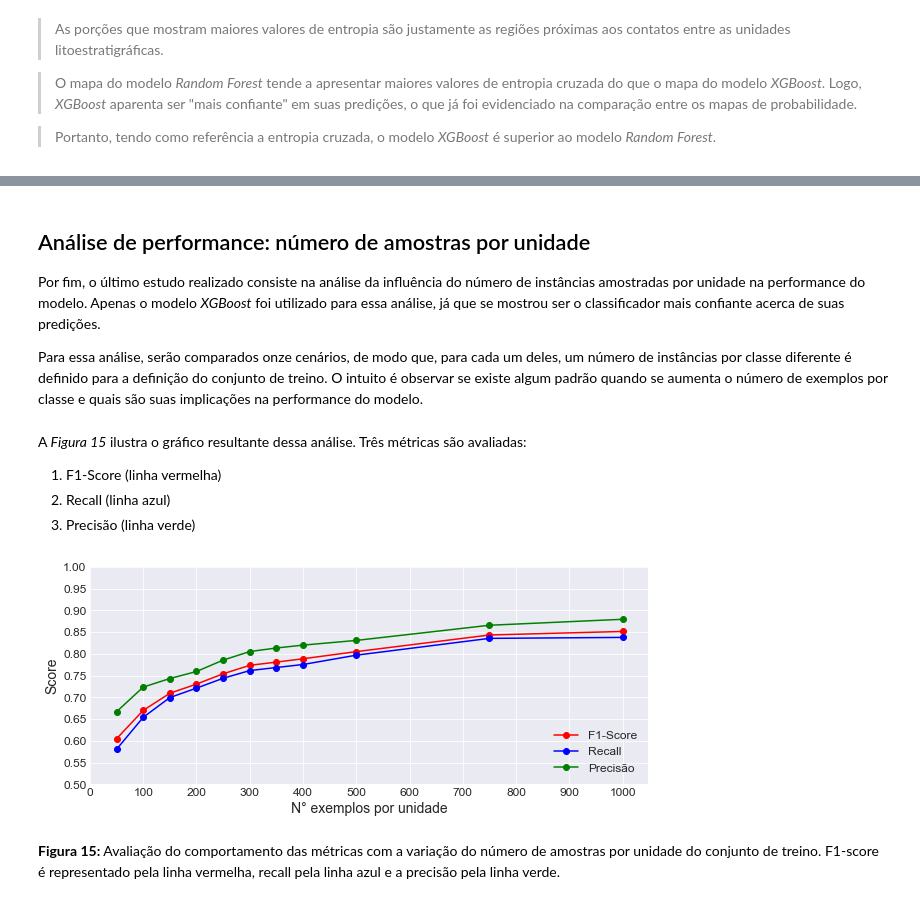
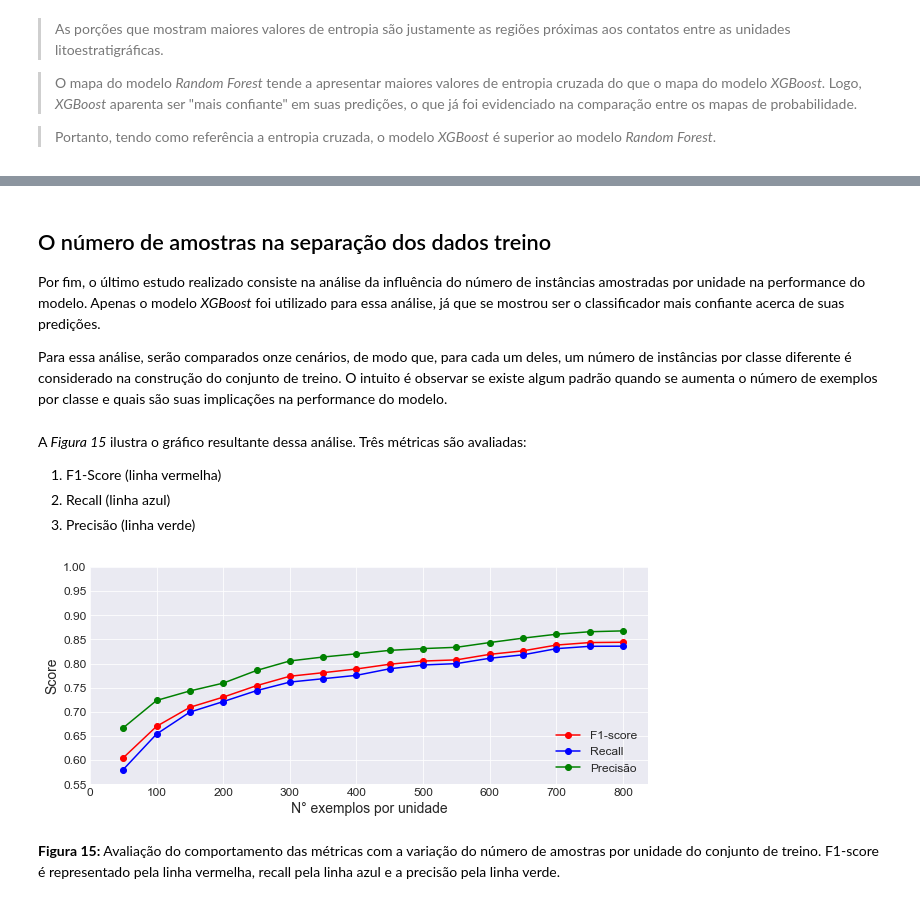
Before and after one commit to fnaghetini/Mapa-Preditivo, a Jupyter notebook: 2-predictive_litho_map.ipynb, the cells around one changed output, grey strips where cells are left out. Cells and saved outputs as stored; diff of their text form; code cells hidden in the pictures.

```diff
--- a/2-predictive_litho_map.ipynb
+++ b/2-predictive_litho_map.ipynb
@@ -1313,15 +1277,15 @@ plt.savefig("figures/notebook2/Figura_14.png", dpi = 300);
 # %% [markdown]
-<a id='15'></a>
-## Análise de performance: número de amostras por unidade
+<a id='14'></a>
+## O número de amostras na separação dos dados treino
 
 Por fim, o último estudo realizado consiste na análise da influência do número de instâncias amostradas por unidade na performance do modelo. Apenas o modelo *XGBoost* foi utilizado para essa análise, já que se mostrou ser o classificador mais confiante acerca de suas predições.
 
-Para essa análise, serão comparados onze cenários, de modo que, para cada um deles, um número de instâncias por classe diferente é definido para a definição do conjunto de treino. O intuito é observar se existe algum padrão quando se aumenta o número de exemplos por classe e quais são suas implicações na performance do modelo.
+Para essa análise, serão comparados onze cenários, de modo que, para cada um deles, um número de instâncias por classe diferente é considerado na construção do conjunto de treino. O intuito é observar se existe algum padrão quando se aumenta o número de exemplos por classe e quais são suas implicações na performance do modelo.
 # %%
 # listas de métricas
 f1s, recs, precs = [], [], []
 # lista do número de amostras por unidade
-samples_per_class = [50,100,150,200,250,300,350,400,500,750,1000]
+samples_per_class = [s * 50 for s in range(1,17)]
 
 for n_samp in samples_per_class:
 
@@ -1353,24 +1317,24 @@ A *Figura 15* ilustra o gráfico resultante dessa análise. Três métricas são
 # %%
 plt.figure(figsize = (10,4))
 
 # f1-score
-plt.plot(samples_per_class, f1s, color = 'red', marker = 'o', label = 'F1-Score')
+plt.plot(samples_per_class, f1s, color = 'red', marker = 'o', label = 'F1-score')
 # recall
 plt.plot(samples_per_class, recs, color = 'blue', marker = 'o', label = 'Recall')
 # precisão
 plt.plot(samples_per_class, precs, color = 'green', marker = 'o', label = 'Precisão')
 
 # parâmetros do gráfico
 plt.xlabel('N° exemplos por unidade', size=14)
-plt.xticks(np.arange(0,1050,100))
+plt.xticks(np.arange(0,850,100))
 plt.ylabel('Score', size = 14)
-plt.yticks(np.arange(0.5,1.05,0.05))
+plt.yticks(np.arange(0.55,1.05,0.05))
 plt.legend(loc = 'lower right')
 
 # salva gráfico
 plt.savefig("figures/notebook2/Figura_15.png", dpi = 300);
 # %% [output]
-[figure, old version]
+[figure, new version]
 # %% [markdown]
 <p>
     <b>Figura 15:</b> Avaliação do comportamento das métricas com a variação do número de amostras por unidade do conjunto de treino. F1-score é representado pela linha vermelha, recall pela linha azul e a precisão pela linha verde.
```
Also changed, not shown: parts of 64 cells of this notebook, 16 other files.
